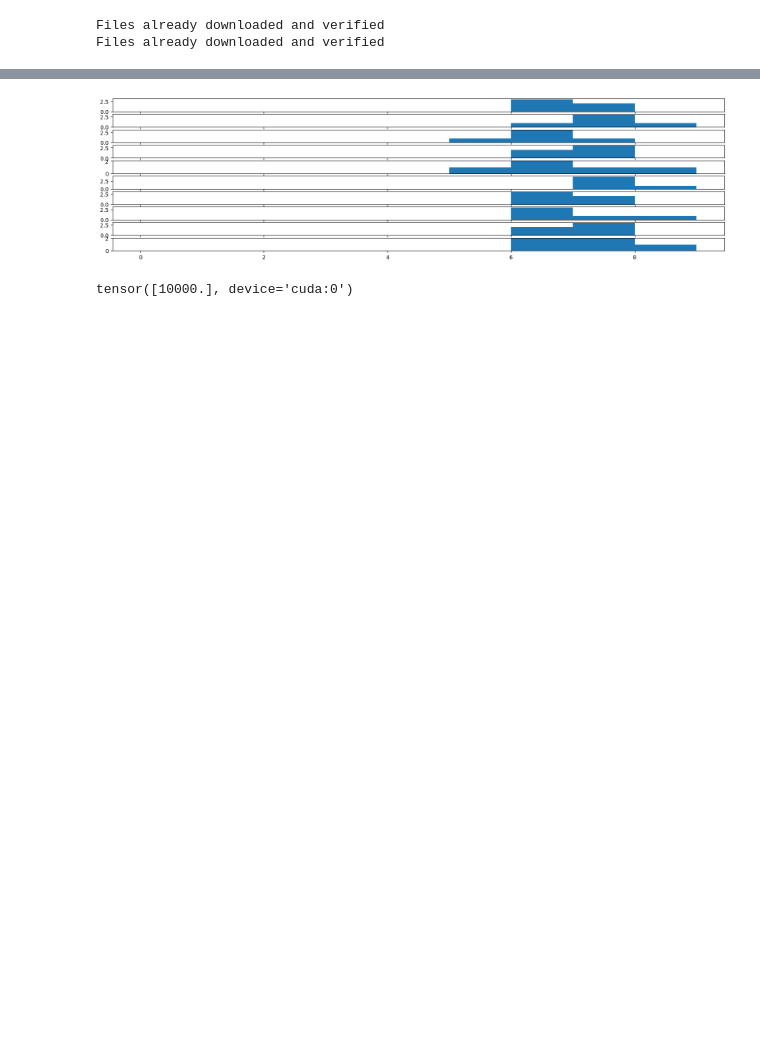
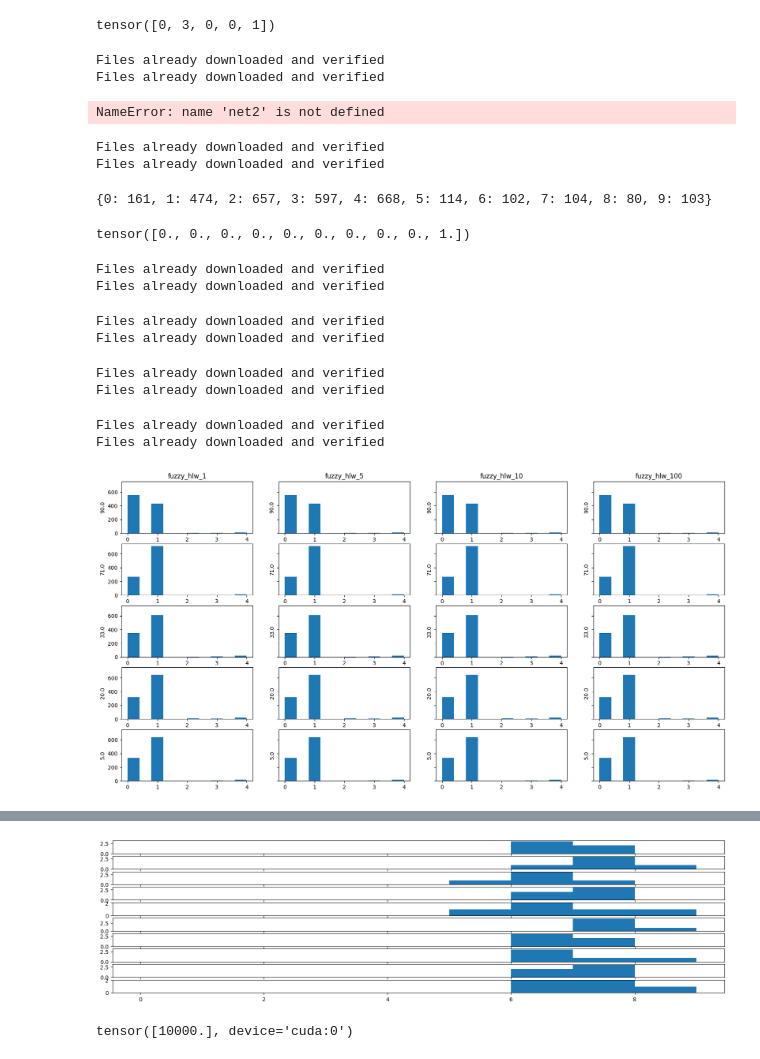
Before and after one commit to JanWasilewski/LVEBM4CL, a Jupyter notebook: notebook_fast_check.ipynb, the cells around one changed output, grey strips where cells are left out. Drawn from its saved outputs; the diff is of its cells as text; code cells hidden in the pictures; blank space fills up the shorter version.

```diff
--- a/notebook_fast_check.ipynb
+++ b/notebook_fast_check.ipynb
@@ -1,6 +1,6 @@
 # %%
 import torch
-import models_jw
+import models_jw_old
 from utils import *
 from tqdm import tqdm
 import numpy as np
@@ -23,8 +23,10 @@ train_loader = getters.get_dataset(args.dataset, training_period, args.batch_siz
 torch.manual_seed(1)
 np.random.seed(0)
 
+import models_jw
 net2 = models_jw.HashResNet18(10).to(device)
-net2.load_state_dict(torch.load("trained_models/5_tasks_hunge10.pth"))
+
+net2.load_state_dict(torch.load("trained_models/5_decrease.pth"))
 # %% [output]
 Files already downloaded and verified
 Files already downloaded and verified
@@ -32,7 +127,13 @@ Files already downloaded and verified
+# %%
+col_indices
+# %% [output]
+tensor([0, 3, 0, 0, 1])
 # %%
 # EVALUATE WITHOUT task_num
 
 num_test = 10
+torch.manual_seed(args.seed)
+np.random.seed(0)
 test_loader = getters.get_dataset(args.dataset, 1, 5, False, kwargs)
 accs_test =  {i: 0 for i in range(num_test)}
 
@@ -40,10 +141,31 @@ zzz = {}
 for time in tqdm(range(num_test)):
     X, y = test_loader.get_data()
     X, y = X.to(device), y.to(device)
-    y_hat, z, losses = net2(X)
+    y_hat, z, losses = net2(X, None, z_alpha=100)
     zzz[time] = z
     #accs[time] = accs[time] + (y_hat.min(1).indices==y).sum().item()
     accs_test[time] = accs_test[time] + (torch.tensor(y_hat) == y.to("cpu")).sum().item()
 # %% [output]
 Files already downloaded and verified
 Files already downloaded and verified
+NameError: name 'net2' is not defined
+# %%
+test_loader = getters.get_dataset(args.dataset, 1, args.test_batch_size, False, kwargs)
+tasks_num = 10
+accs =  {i: 0 for i in range(tasks_num)}
+for time in tqdm(range(tasks_num)):
+    X, y = test_loader.get_data()
+    X, y = X.to(device), y.to(device)
+    z = torch.zeros(10)
+    z[time] = 1
+    y_hat, _, _ = net2(X, z)
+    accs[time] = accs[time] + (y_hat.min(1).indices==y).sum().item()
+accs
+# %% [output]
+Files already downloaded and verified
+Files already downloaded and verified
+{0: 161, 1: 474, 2: 657, 3: 597, 4: 668, 5: 114, 6: 102, 7: 104, 8: 80, 9: 103}
+# %%
+[500,750,1000,1500,2000]
+# %% [output]
+tensor([0., 0., 0., 0., 0., 0., 0., 0., 0., 1.])
@@ -49,0 +223,12 @@ Files already downloaded and verified
+# %%
+plot_hists([f"fuzzy_hlw_{margin}" for margin in [1,5,10,100]])
+# %% [output]
+Files already downloaded and verified
+Files already downloaded and verified
+Files already downloaded and verified
+Files already downloaded and verified
+Files already downloaded and verified
+Files already downloaded and verified
+Files already downloaded and verified
+Files already downloaded and verified
+[figure, added]
```
Also changed, not shown: parts of 15 cells of this notebook, 16 other files.
